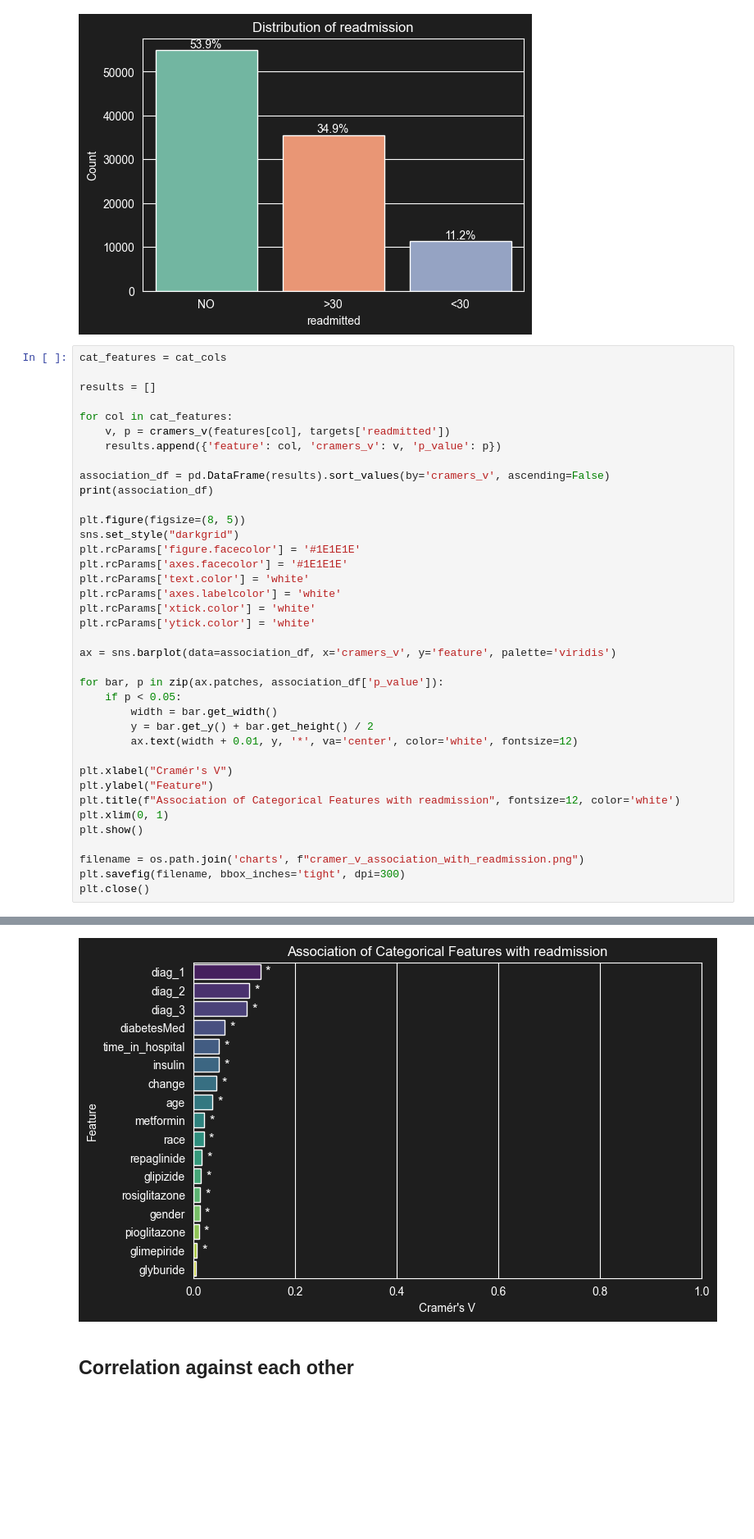
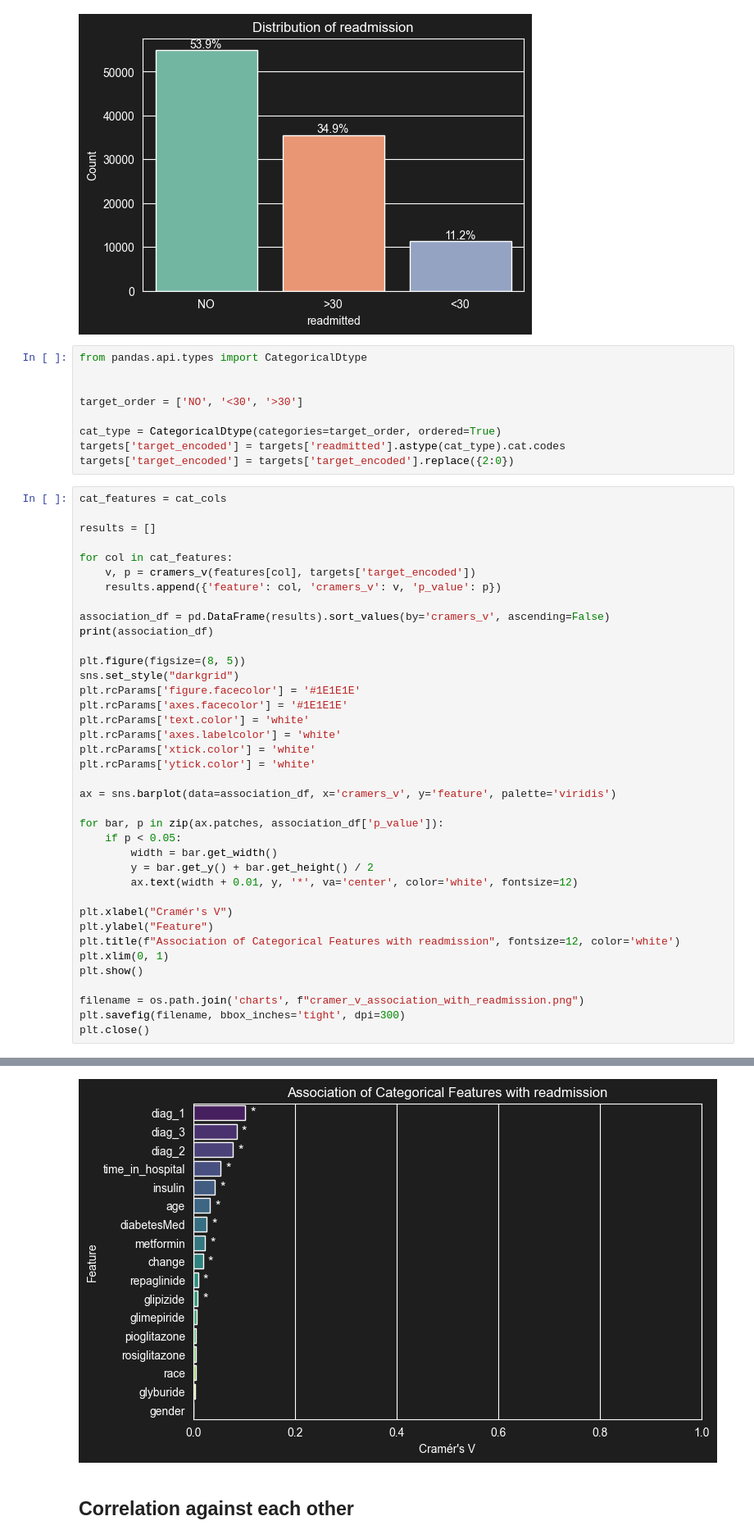
Before and after one commit to zackchianus/Team6_IT5006_Healthcare_Analytics_AY2526, a Jupyter notebook: EDA_Code.ipynb, the cells around one changed output, grey strips where cells are left out. Shown at 82% size. Saved outputs shown, nothing was run; the diff lists cells and outputs as text; blank space fills up the shorter version.

```diff
--- a/EDA_Code.ipynb
+++ b/EDA_Code.ipynb
@@ -390,13 +392,22 @@ for p in plt.gca().patches:
 plt.show()
 # %% [output]
 [figure]
+# %%
+from pandas.api.types import CategoricalDtype
+
+
+target_order = ['NO', '<30', '>30']
+
+cat_type = CategoricalDtype(categories=target_order, ordered=True)
+targets['target_encoded'] = targets['readmitted'].astype(cat_type).cat.codes
+targets['target_encoded'] = targets['target_encoded'].replace({2:0})
 # %%
 cat_features = cat_cols
 
 results = []
 
 for col in cat_features:
-    v, p = cramers_v(features[col], targets['readmitted'])
+    v, p = cramers_v(features[col], targets['target_encoded'])
     results.append({'feature': col, 'cramers_v': v, 'p_value': p})
 
 association_df = pd.DataFrame(results).sort_values(by='cramers_v', ascending=False)
@@ -450,4 +461,4 @@ plt.close()
-[figure, old version]
+[figure, new version]
 # %% [markdown]
 ## Correlation against each other
 # %%
```
Also changed, not shown: parts of 59 cells of this notebook, 2 other files.
